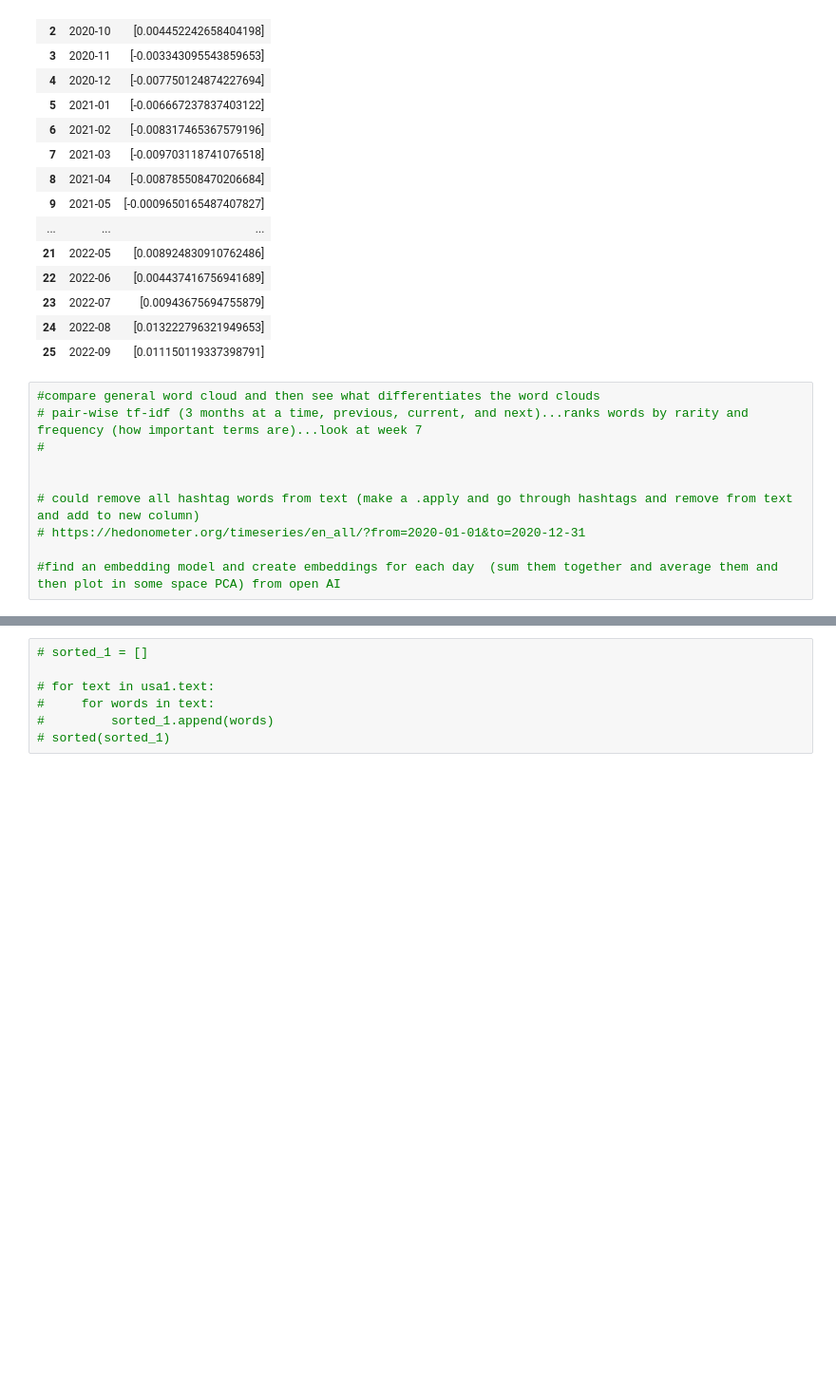
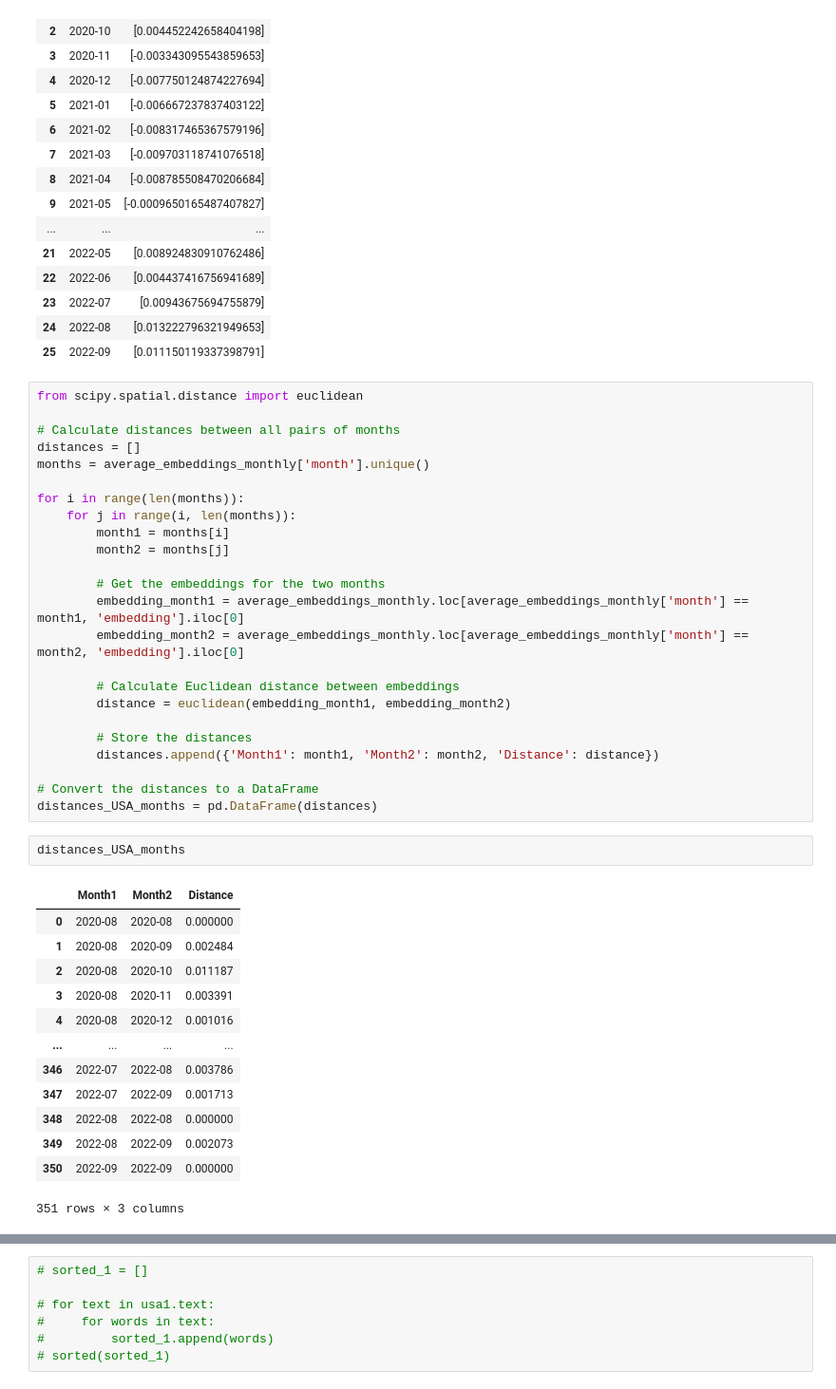
Before and after one commit to Nina-mvH/Sentiment-Analysis-on-Covid-Tweets, a Jupyter notebook: sentiment-analysis-on-vaccine-tweets.ipynb, the cells around one changed output, grey strips where cells are left out. Shown at 95% size. Drawn from its saved outputs; the diff is of its cells as text; blank space fills up the shorter version.

```diff
--- a/sentiment-analysis-on-vaccine-tweets.ipynb
+++ b/sentiment-analysis-on-vaccine-tweets.ipynb
@@ -481,13 +493,43 @@ average_embeddings_monthly
 | 23 | 2022-07 | [0.00943675694755879] |
 | 24 | 2022-08 | [0.013222796321949653] |
 | 25 | 2022-09 | [0.011150119337398791] |
-# %%
-#compare general word cloud and then see what differentiates the word clouds
-# pair-wise tf-idf (3 months at a time, previous, current, and next)...ranks words by rarity and frequency (how important terms are)...look at week 7
-#
-
-
-# could remove all hashtag words from text (make a .apply and go through hashtags and remove from text and add to new column)
-# https://hedonometer.org/timeseries/en_all/?from=2020-01-01&to=2020-12-31
-
-#find an embedding model and create embeddings for each day  (sum them together and average them and then plot in some space PCA) from open AI
+# %%
+from scipy.spatial.distance import euclidean
+
+# Calculate distances between all pairs of months
+distances = []
+months = average_embeddings_monthly['month'].unique()
+
+for i in range(len(months)):
+    for j in range(i, len(months)):
+        month1 = months[i]
+        month2 = months[j]
+
+        # Get the embeddings for the two months
+        embedding_month1 = average_embeddings_monthly.loc[average_embeddings_monthly['month'] == month1, 'embedding'].iloc[0]
+        embedding_month2 = average_embeddings_monthly.loc[average_embeddings_monthly['month'] == month2, 'embedding'].iloc[0]
+
+        # Calculate Euclidean distance between embeddings
+        distance = euclidean(embedding_month1, embedding_month2)
+
+        # Store the distances
+        distances.append({'Month1': month1, 'Month2': month2, 'Distance': distance})
+
+# Convert the distances to a DataFrame
+distances_USA_months = pd.DataFrame(distances)
+# %%
+distances_USA_months
+# %% [output]
+|  | Month1 | Month2 | Distance |
+| 0 | 2020-08 | 2020-08 | 0.000000 |
+| 1 | 2020-08 | 2020-09 | 0.002484 |
+| 2 | 2020-08 | 2020-10 | 0.011187 |
+| 3 | 2020-08 | 2020-11 | 0.003391 |
+| 4 | 2020-08 | 2020-12 | 0.001016 |
+| ... | ... | ... | ... |
+| 346 | 2022-07 | 2022-08 | 0.003786 |
+| 347 | 2022-07 | 2022-09 | 0.001713 |
+| 348 | 2022-08 | 2022-08 | 0.000000 |
+| 349 | 2022-08 | 2022-09 | 0.002073 |
+| 350 | 2022-09 | 2022-09 | 0.000000 |
+351 rows × 3 columns
```
Also changed, not shown: parts of 6 cells of this notebook.
